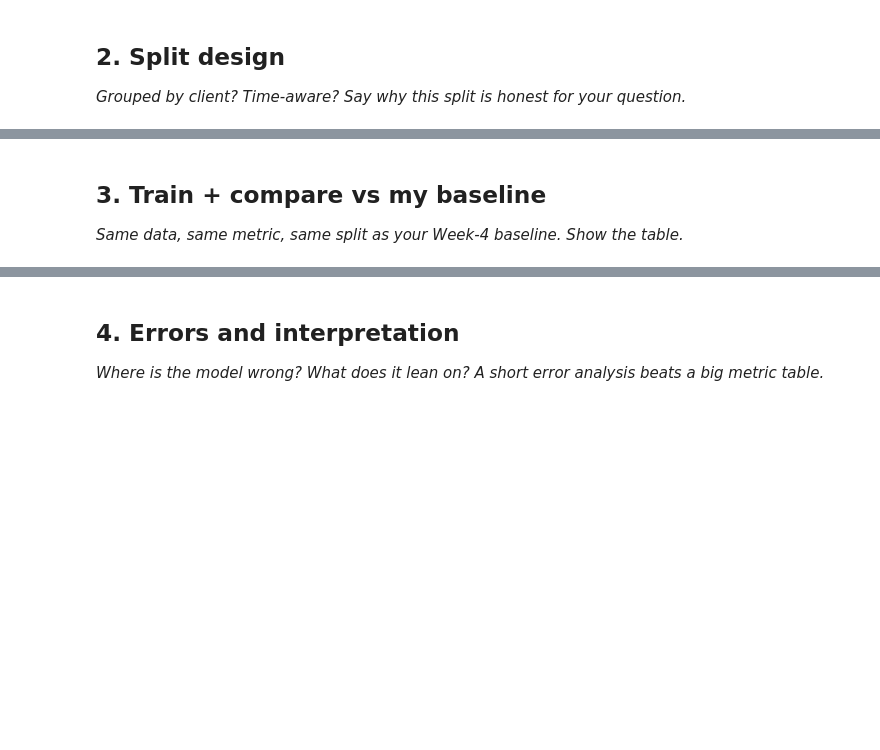
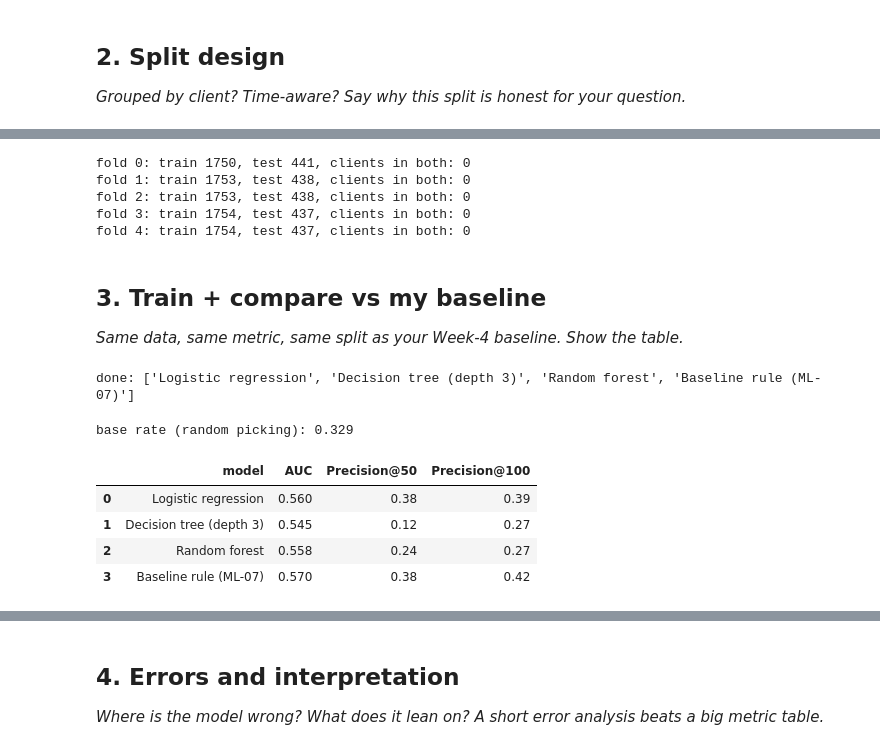
Before and after one commit to iankitthakur/flyrank-ml-internship, a Jupyter notebook: work/notebooks/w05_model.ipynb, the cells around one changed output, grey strips where cells are left out. Cells and saved outputs as stored; diff of their text form; code cells hidden in the pictures; blank space fills up the shorter version.

```diff
--- a/work/notebooks/w05_model.ipynb
+++ b/work/notebooks/w05_model.ipynb
@@ -23,3 +76,20 @@ This skeleton is yours to fill. Work the sections **in order** — each one has
+# %%
+from sklearn.model_selection import GroupKFold
+
+X = df[features].fillna(0)
+y = df["label_declining"]
+groups = df["client_hash_id"]
+gkf = GroupKFold(n_splits=5)
+
+for k, (tr, te) in enumerate(gkf.split(X, y, groups)):
+    overlap = set(groups.iloc[tr]) & set(groups.iloc[te])
+    print(f"fold {k}: train {len(tr)}, test {len(te)}, clients in both: {len(overlap)}")
+# %% [output]
+fold 0: train 1750, test 441, clients in both: 0
+fold 1: train 1753, test 438, clients in both: 0
+fold 2: train 1753, test 438, clients in both: 0
+fold 3: train 1754, test 437, clients in both: 0
+fold 4: train 1754, test 437, clients in both: 0
 # %% [markdown]
 ## 3. Train + compare vs my baseline
 
@@ -27,3 +97,50 @@ This skeleton is yours to fill. Work the sections **in order** — each one has
 # %%
 # This cell is for CODE (numbers, a query, a check).
 # Write your text answer in the cell ABOVE this one — typing sentences here breaks Run All.
+# %%
+from sklearn.pipeline import make_pipeline
+from sklearn.preprocessing import StandardScaler
+from sklearn.linear_model import LogisticRegression
+from sklearn.tree import DecisionTreeClassifier
+from sklearn.ensemble import RandomForestClassifier
+
+models = {
+    "Logistic regression": make_pipeline(StandardScaler(), LogisticRegression(max_iter=1000)),
+    "Decision tree (depth 3)": DecisionTreeClassifier(max_depth=3, min_samples_leaf=30, random_state=0),
+    "Random forest": RandomForestClassifier(n_estimators=200, max_depth=5, min_samples_leaf=20, random_state=0, n_jobs=-1),
+}
+
+oof = {}
+for name, m in models.items():
+    p = np.zeros(len(df))
+    for tr, te in gkf.split(X, y, groups):
+        m.fit(X.iloc[tr], y.iloc[tr])
+        p[te] = m.predict_proba(X.iloc[te])[:, 1]
+    oof[name] = p
+oof["Baseline rule (ML-07)"] = df["baseline_score"].values
+print("done:", list(oof))
+# %% [output]
+done: ['Logistic regression', 'Decision tree (depth 3)', 'Random forest', 'Baseline rule (ML-07)']
+# %%
+from sklearn.metrics import roc_auc_score
+
+def precision_at_k(y_true, score, k):
+    idx = np.argsort(-score, kind="stable")[:k]
+    return y_true.values[idx].mean()
+
+rows = []
+for name, p in oof.items():
+    rows.append({"model": name,
+                 "AUC": roc_auc_score(y, p),
+                 "Precision@50": precision_at_k(y, p, 50),
+                 "Precision@100": precision_at_k(y, p, 100)})
+table = pd.DataFrame(rows).round(3)
+print("base rate (random picking):", round(y.mean(), 3))
+table
+# %% [output]
+base rate (random picking): 0.329
+|  | model | AUC | Precision@50 | Precision@100 |
+| 0 | Logistic regression | 0.560 | 0.38 | 0.39 |
+| 1 | Decision tree (depth 3) | 0.545 | 0.12 | 0.27 |
+| 2 | Random forest | 0.558 | 0.24 | 0.27 |
+| 3 | Baseline rule (ML-07) | 0.570 | 0.38 | 0.42 |
```
Also changed, not shown: parts of 9 cells of this notebook.
